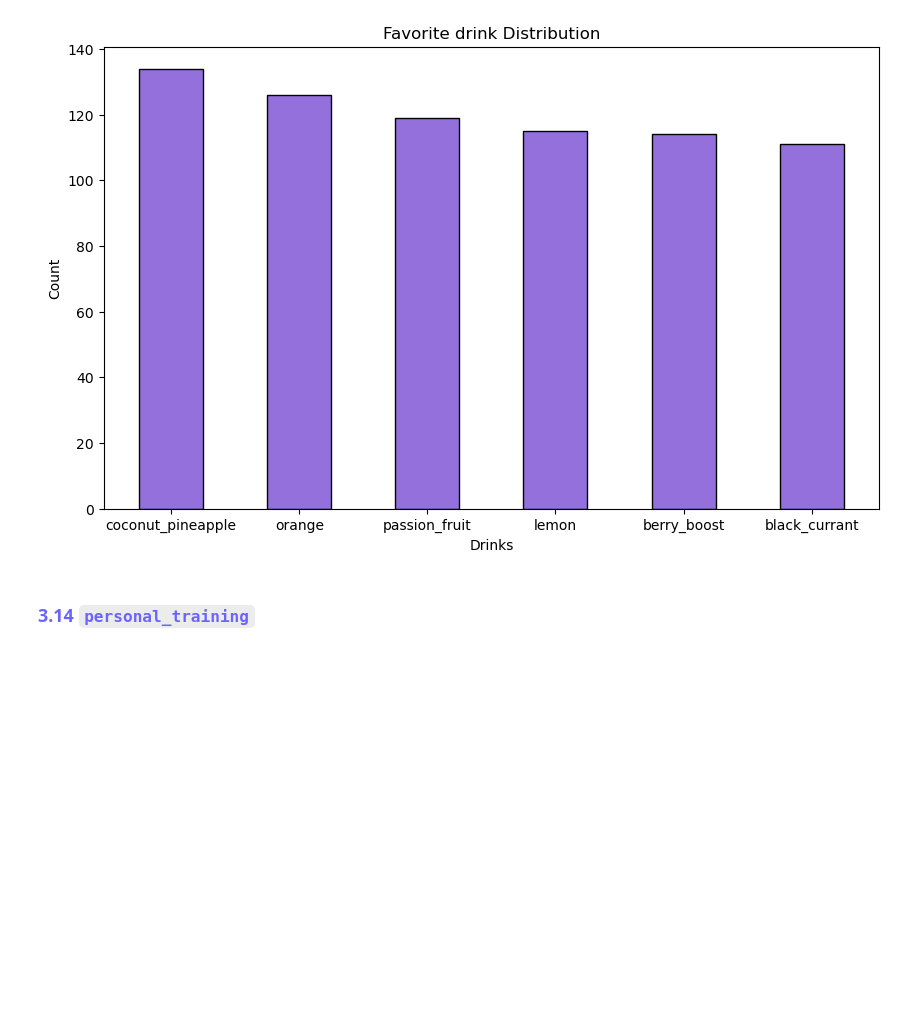
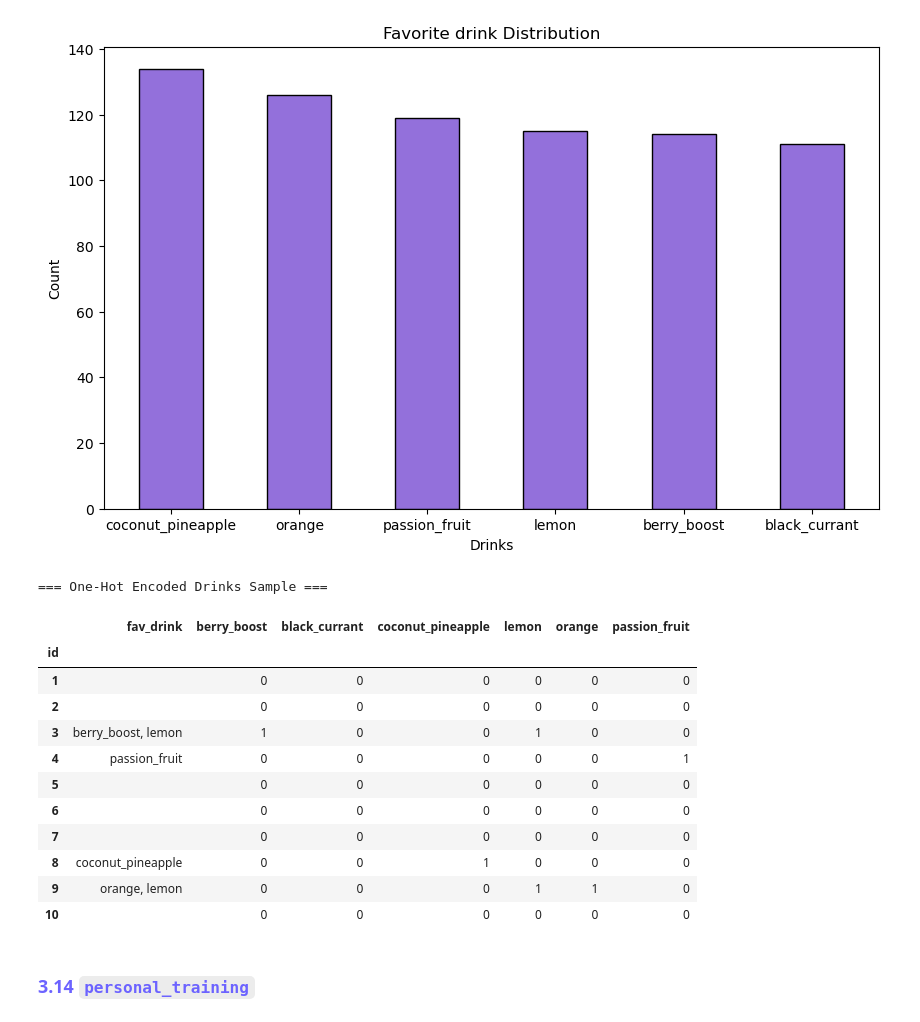
Before and after one commit to DiogoCapelaGoncalves/GymClusterML2, a Jupyter notebook: 01_data_cleaning.ipynb, the cells around one changed output. Saved outputs shown, nothing was run; the diff lists cells and outputs as text; code cells hidden in the pictures; blank space fills up the shorter version.

```diff
--- a/01_data_cleaning.ipynb
+++ b/01_data_cleaning.ipynb
@@ -531,6 +531,34 @@ plt.xticks(range(0,6), favorite_drinks.index, rotation=0)
 plt.show()
 # %% [output]
 [figure]
+# %%
+data["fav_drink"] = data["fav_drink"].fillna("")
+
+drink_lists = data["fav_drink"].apply(
+    lambda x: [drink.strip() for drink in x.split(",")] if x != "" else []
+)
+
+drink_dummies = drink_lists.apply(lambda x: ",".join(x)).str.get_dummies(sep=",")
+
+data = pd.concat([data, drink_dummies], axis=1)
+
+print("=== One-Hot Encoded Drinks Sample ===")
+columns_to_show = ["fav_drink"] + list(drink_dummies.columns)
+data[columns_to_show].head(10)
+# %% [output]
+=== One-Hot Encoded Drinks Sample ===
+|  | fav_drink | berry_boost | black_currant | coconut_pineapple | lemon | orange | passion_fruit |
+| id |  |  |  |  |  |  |  |
+| 1 |  | 0 | 0 | 0 | 0 | 0 | 0 |
+| 2 |  | 0 | 0 | 0 | 0 | 0 | 0 |
+| 3 | berry_boost, lemon | 1 | 0 | 0 | 1 | 0 | 0 |
+| 4 | passion_fruit | 0 | 0 | 0 | 0 | 0 | 1 |
+| 5 |  | 0 | 0 | 0 | 0 | 0 | 0 |
+| 6 |  | 0 | 0 | 0 | 0 | 0 | 0 |
+| 7 |  | 0 | 0 | 0 | 0 | 0 | 0 |
+| 8 | coconut_pineapple | 0 | 0 | 1 | 0 | 0 | 0 |
+| 9 | orange, lemon | 0 | 0 | 0 | 1 | 1 | 0 |
+| 10 |  | 0 | 0 | 0 | 0 | 0 | 0 |
 # %% [markdown]
 <h3 id = "personal-training"  style="color:#6c63ff; padding-bottom:3px;">3.14 <code style="color:#6c63ff">personal_training</code></h3>
 # %% [markdown]
```
Also changed, not shown: parts of 7 cells of this notebook, 2 other files.
